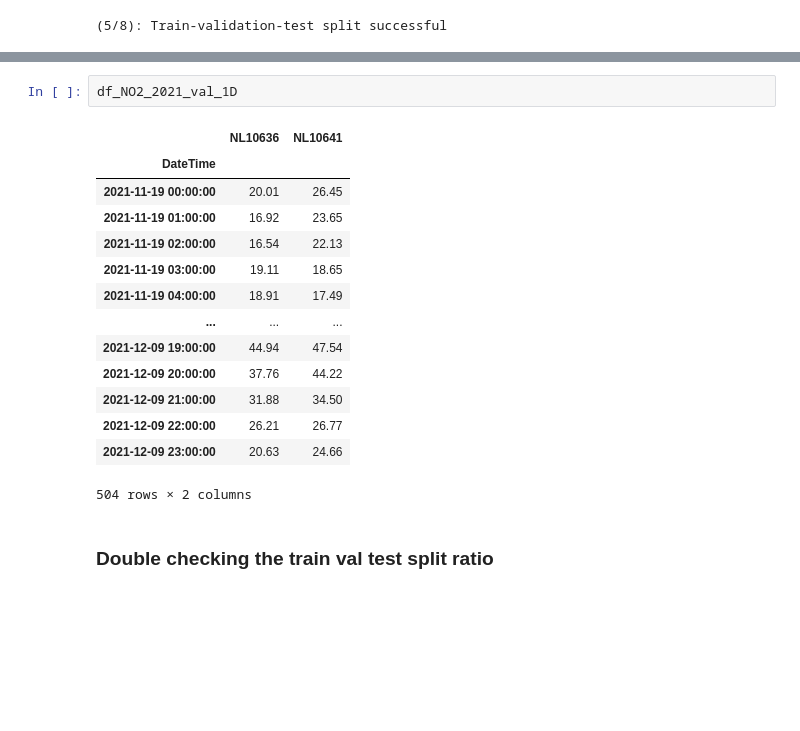
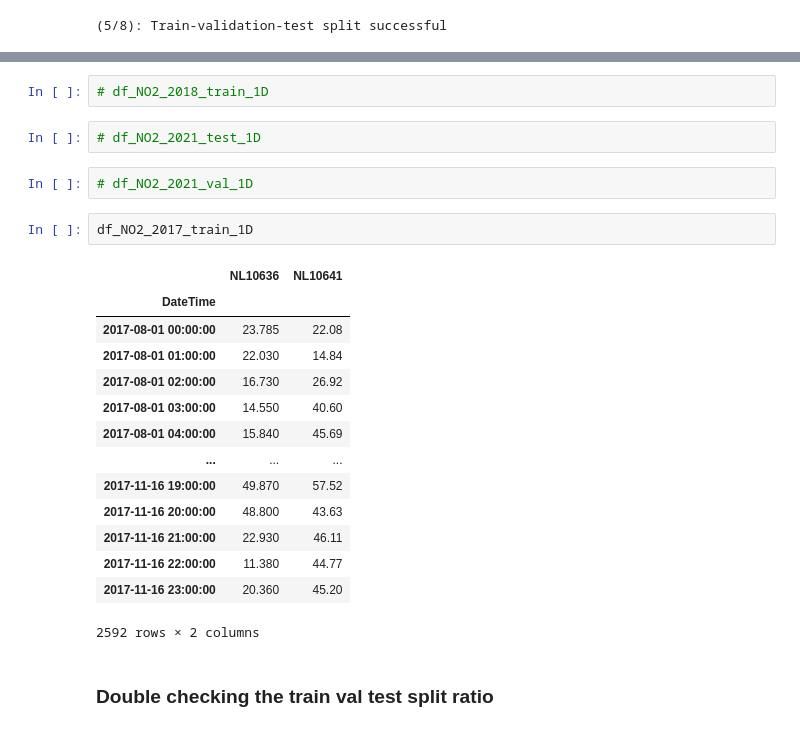
Before and after one commit to CodingMonkey17/forecasting_smog_PEML, a Jupyter notebook: src/preprocess.ipynb, the cells around one changed output, grey strips where cells are left out. Cells and saved outputs as stored; diff of their text form; blank space fills up the shorter version.

```diff
--- a/src/preprocess.ipynb
+++ b/src/preprocess.ipynb
@@ -773,20 +663,26 @@ df_NO2_2021_test_1D
-# %%
-df_NO2_2021_val_1D
-# %% [output]
-|  | NL10636 | NL10641 |
-| DateTime |  |  |
-| 2021-11-19 00:00:00 | 20.01 | 26.45 |
-| 2021-11-19 01:00:00 | 16.92 | 23.65 |
-| 2021-11-19 02:00:00 | 16.54 | 22.13 |
-| 2021-11-19 03:00:00 | 19.11 | 18.65 |
-| 2021-11-19 04:00:00 | 18.91 | 17.49 |
-| ... | ... | ... |
-| 2021-12-09 19:00:00 | 44.94 | 47.54 |
-| 2021-12-09 20:00:00 | 37.76 | 44.22 |
-| 2021-12-09 21:00:00 | 31.88 | 34.50 |
-| 2021-12-09 22:00:00 | 26.21 | 26.77 |
-| 2021-12-09 23:00:00 | 20.63 | 24.66 |
-504 rows × 2 columns
+# %%
+# df_NO2_2018_train_1D
+# %%
+# df_NO2_2021_test_1D
+# %%
+# df_NO2_2021_val_1D
+# %%
+df_NO2_2017_train_1D
+# %% [output]
+|  | NL10636 | NL10641 |
+| DateTime |  |  |
+| 2017-08-01 00:00:00 | 23.785 | 22.08 |
+| 2017-08-01 01:00:00 | 22.030 | 14.84 |
+| 2017-08-01 02:00:00 | 16.730 | 26.92 |
+| 2017-08-01 03:00:00 | 14.550 | 40.60 |
+| 2017-08-01 04:00:00 | 15.840 | 45.69 |
+| ... | ... | ... |
+| 2017-11-16 19:00:00 | 49.870 | 57.52 |
+| 2017-11-16 20:00:00 | 48.800 | 43.63 |
+| 2017-11-16 21:00:00 | 22.930 | 46.11 |
+| 2017-11-16 22:00:00 | 11.380 | 44.77 |
+| 2017-11-16 23:00:00 | 20.360 | 45.20 |
+2592 rows × 2 columns
 # %% [markdown]
 ### Double checking the train val test split ratio
 # %%
```
Also changed, not shown: parts of 41 cells of this notebook, 1 other file.
